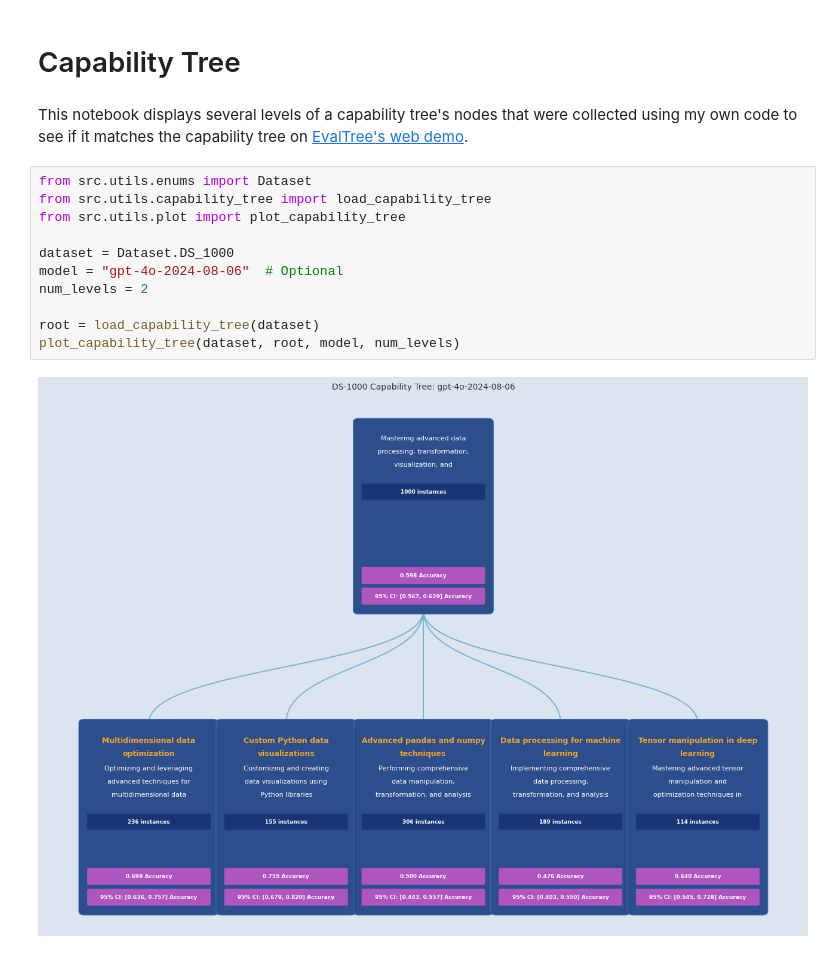
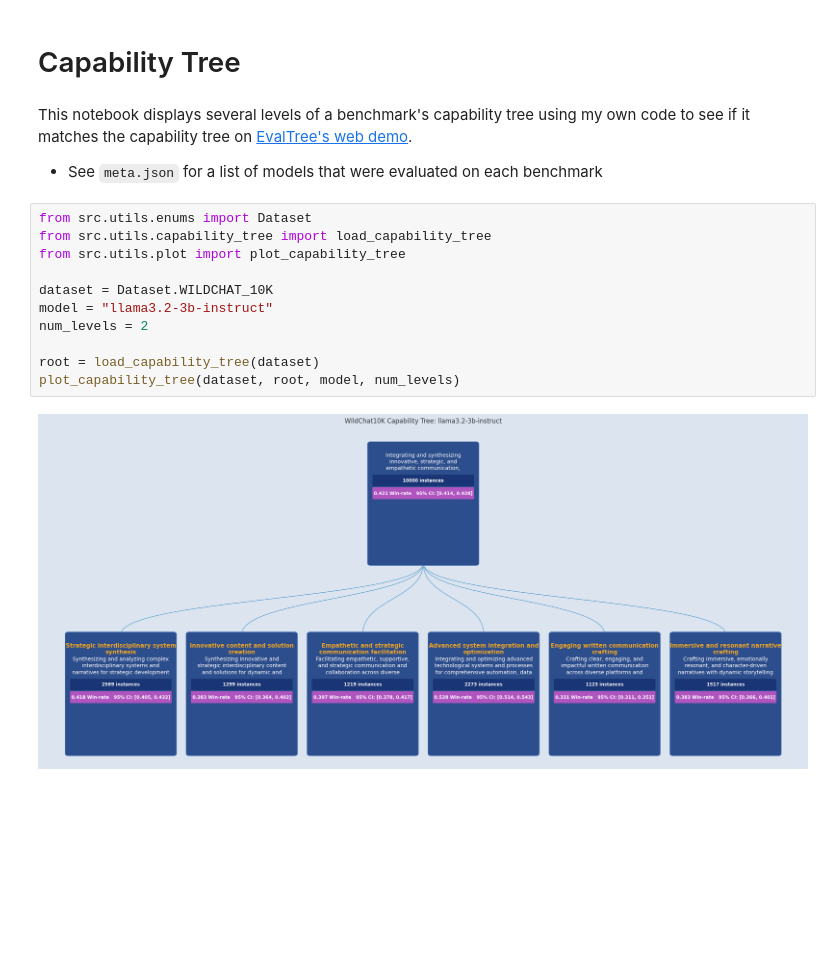
Before and after one commit to mpg05883/EvalTree, a Jupyter notebook: notebooks/capability_tree.ipynb, the cells around one changed output. Drawn from its saved outputs; the diff is of its cells as text; blank space fills up the shorter version.

Commit message:
Fixed spacing bugs in capability tree plot

```diff
--- a/notebooks/capability_tree.ipynb
+++ b/notebooks/capability_tree.ipynb
@@ -1,17 +1,19 @@
 # %% [markdown]
 # Capability Tree
 # %% [markdown]
-This notebook displays several levels of a capability tree's nodes that were collected using my own code to see if it matches the capability tree on [EvalTree's web demo](https://zhiyuan-zeng.github.io/EvalTree/).
+This notebook displays several levels of a benchmark's capability tree using my own code to see if it matches the capability tree on [EvalTree's web demo](https://zhiyuan-zeng.github.io/EvalTree/).
+
+- See `meta.json` for a list of models that were evaluated on each benchmark
 # %%
 from src.utils.enums import Dataset
 from src.utils.capability_tree import load_capability_tree
 from src.utils.plot import plot_capability_tree
 
-dataset = Dataset.DS_1000
-model = "gpt-4o-2024-08-06"  # Optional
+dataset = Dataset.WILDCHAT_10K
+model = "llama3.2-3b-instruct"
 num_levels = 2
 
 root = load_capability_tree(dataset)
 plot_capability_tree(dataset, root, model, num_levels)
 # %% [output]
-[figure, old version]
+[figure, new version]
```
Also changed, not shown: 3 other files.
